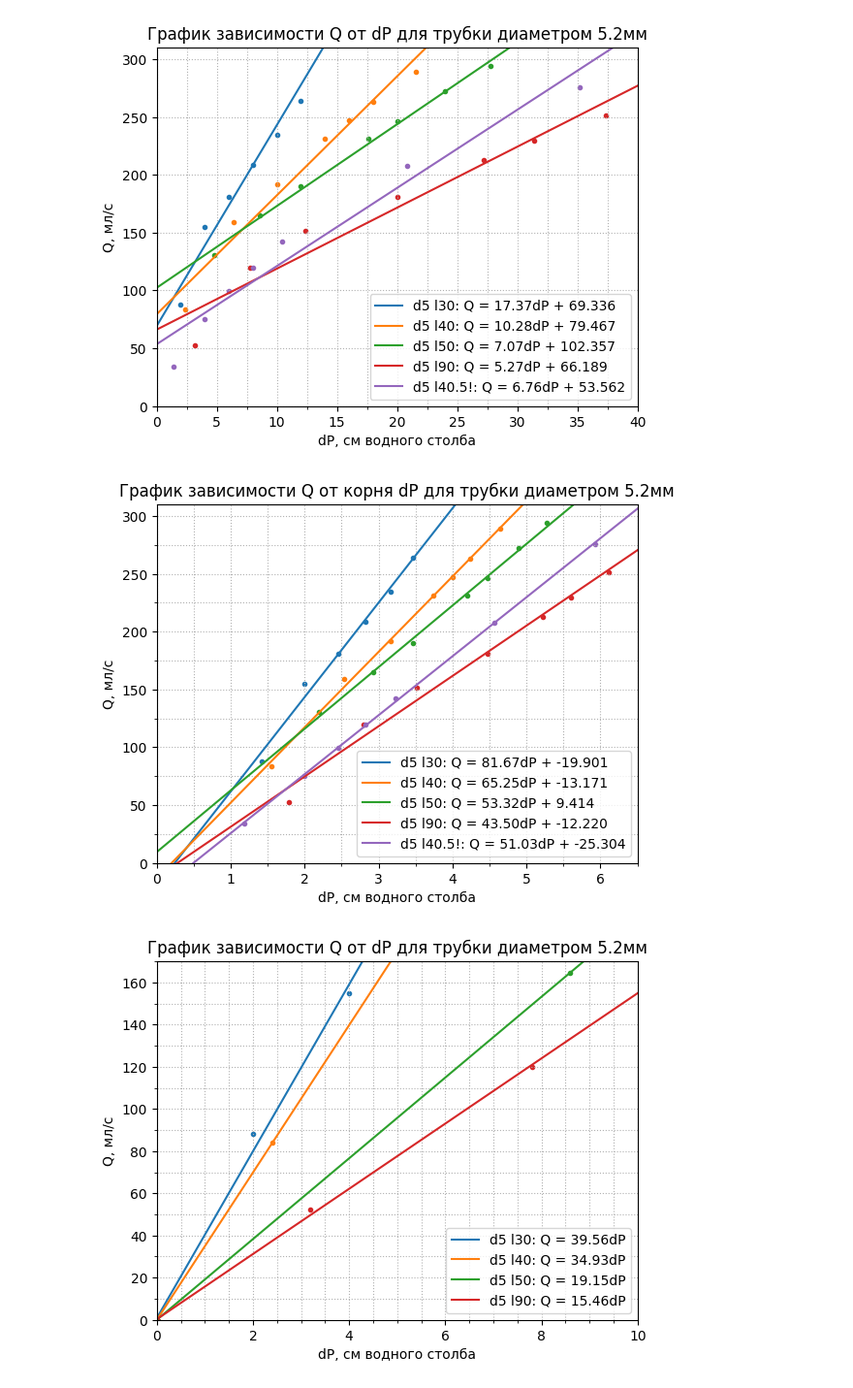
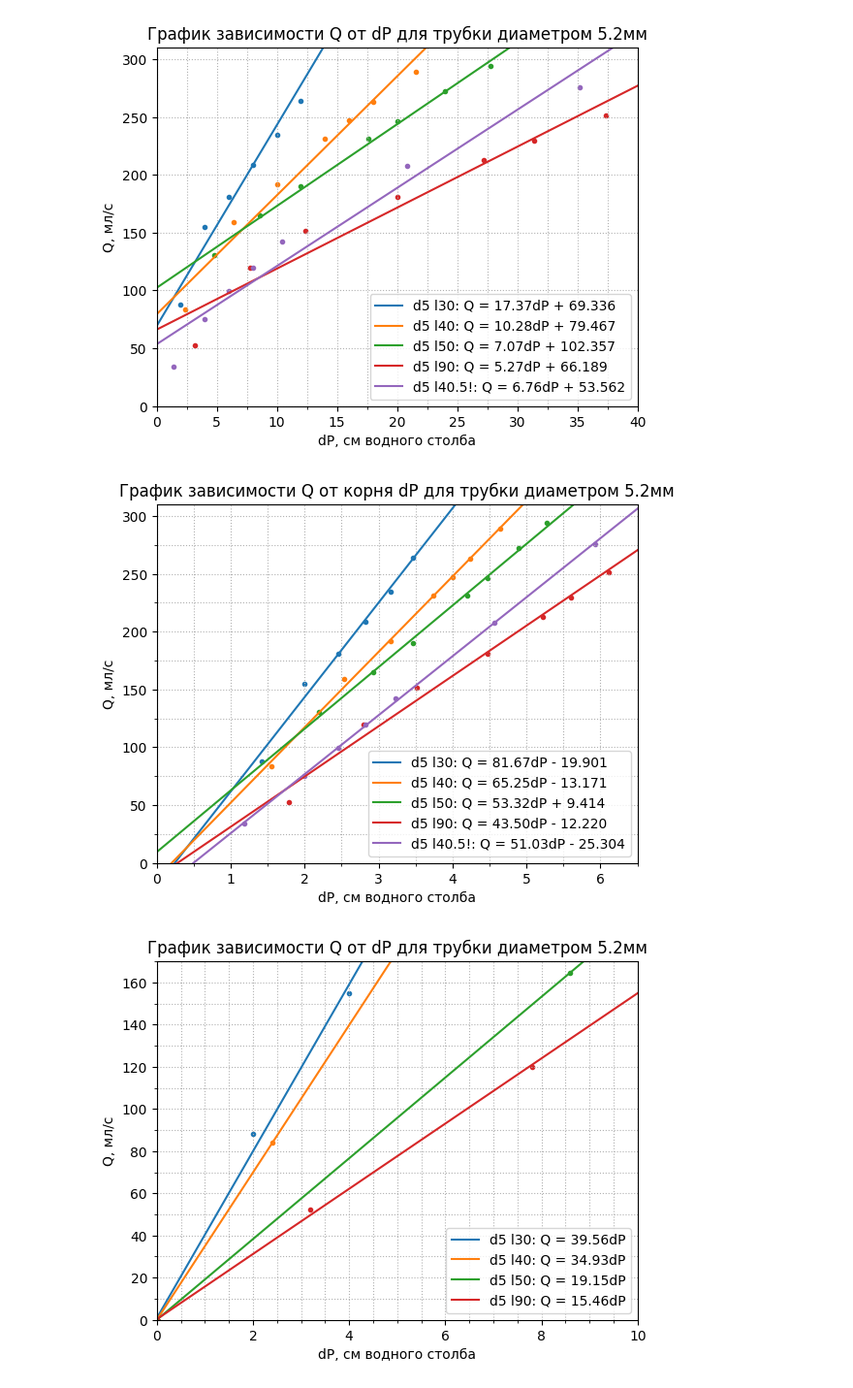
Before and after one commit to airavil/ObshePhis-Labs, a Jupyter notebook: Термодинамика/1.3.3/obrabotka.ipynb, the cells around one changed output. Shown at 97% size. Drawn from its saved outputs; the diff is of its cells as text; code cells hidden in the pictures.

```diff
--- a/Термодинамика/1.3.3/obrabotka.ipynb
+++ b/Термодинамика/1.3.3/obrabotka.ipynb
@@ -40,7 +40,7 @@ for name in izmerenia[0:4]:
     poly_func = np.poly1d(coeffs)
     x = np.linspace(0, 11, 1000)
     y = poly_func(x)
-    plt.plot(x, y, label=f"{name}: Q = {coeffs[0]:.2f}dP + {coeffs[1]:.3f}")
+    plt.plot(x, y, label=f"{name}: Q = {coeffs[0]:.2f}dP - {abs(coeffs[1]):.3f}")
 ax = plt.gca()
 ax.xaxis.set_minor_locator(ticker.MultipleLocator(1))
 ax.yaxis.set_minor_locator(ticker.MultipleLocator(25))
@@ -112,29 +112,32 @@ plt.show()
 # %%
 for name in izmerenia[4:9]:
     dp = Dt[name + ' dp'].pow(0.5)
     Q = Dt[name + ' Q']
     plt.scatter(dp, Q, marker='.')
     if name == 'd5 l30':
         coeffs = np.polyfit(dp[0:6], Q[0:6], deg=1)
     else:
         coeffs = np.polyfit(dp, Q, deg=1)
     poly_func = np.poly1d(coeffs)
     x = np.linspace(0, 6.5, 1000)
     y = poly_func(x)
-    plt.plot(x, y, label=f"{name}: Q = {coeffs[0]:.2f}dP + {coeffs[1]:.3f}")
+    if name == 'd5 l50':
+        plt.plot(x, y, label=f"{name}: Q = {coeffs[0]:.2f}dP + {coeffs[1]:.3f}")
+    else:
+        plt.plot(x, y, label=f"{name}: Q = {coeffs[0]:.2f}dP - {abs(coeffs[1]):.3f}")
 ax = plt.gca()
 ax.xaxis.set_minor_locator(ticker.MultipleLocator(0.5))
 ax.yaxis.set_minor_locator(ticker.MultipleLocator(25))
 ax.grid(True, which='both', axis='both', linestyle='dotted')
 plt.ylim(0, 310)
 plt.xlim(0, 6.5)
 plt.title('График зависимости Q от корня dP для трубки диаметром 5.2мм')
 plt.xlabel("dP, см водного столба")
 plt.ylabel("Q, мл/с")
 ax.legend()
 plt.show()
 # %% [output]
-[figure, old version]
+[figure, new version]
 # %%
 k5=[]
 for name in izmerenia[4:8]:
```
Also changed, not shown: parts of 2 cells of this notebook.
